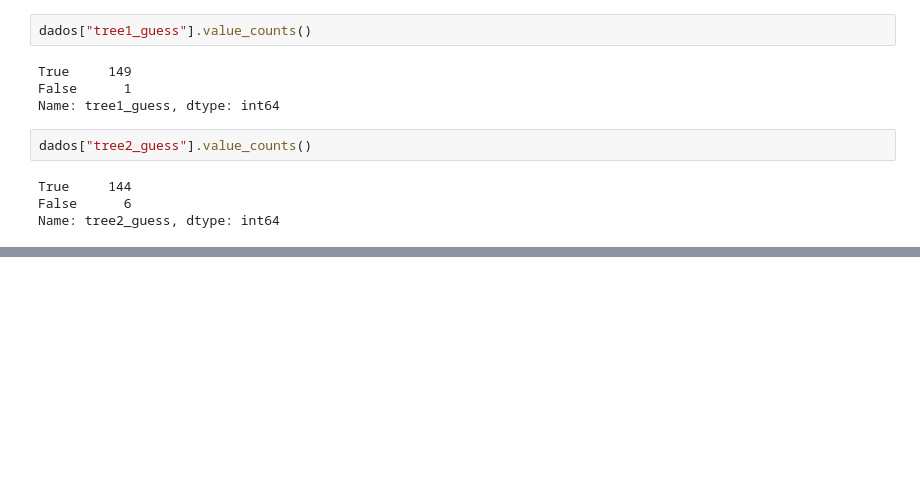
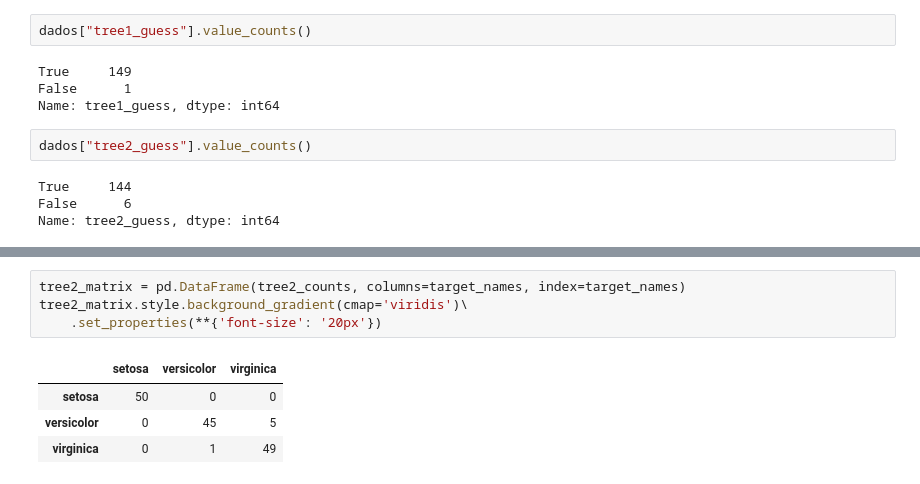
Before and after one commit to flaviowu/Blue_DS, a Jupyter notebook: Projeto2/Proj02.Blue.DS.M01.ipynb, the cells around one changed output, grey strips where cells are left out. Cells and saved outputs as stored; diff of their text form; blank space fills up the shorter version.

```diff
--- a/Projeto2/Proj02.Blue.DS.M01.ipynb
+++ b/Projeto2/Proj02.Blue.DS.M01.ipynb
@@ -222,0 +435,9 @@ O modelo 1 tem taxa de acertos de 99.33%  e o modelo 2 tem taxa de acertos de ac
+# %%
+tree2_matrix = pd.DataFrame(tree2_counts, columns=target_names, index=target_names)
+tree2_matrix.style.background_gradient(cmap='viridis')\
+    .set_properties(**{'font-size': '20px'})
+# %% [output]
+|  | setosa | versicolor | virginica |
+| setosa | 50 | 0 | 0 |
+| versicolor | 0 | 45 | 5 |
+| virginica | 0 | 1 | 49 |
```
Also changed, not shown: parts of 45 cells of this notebook.
